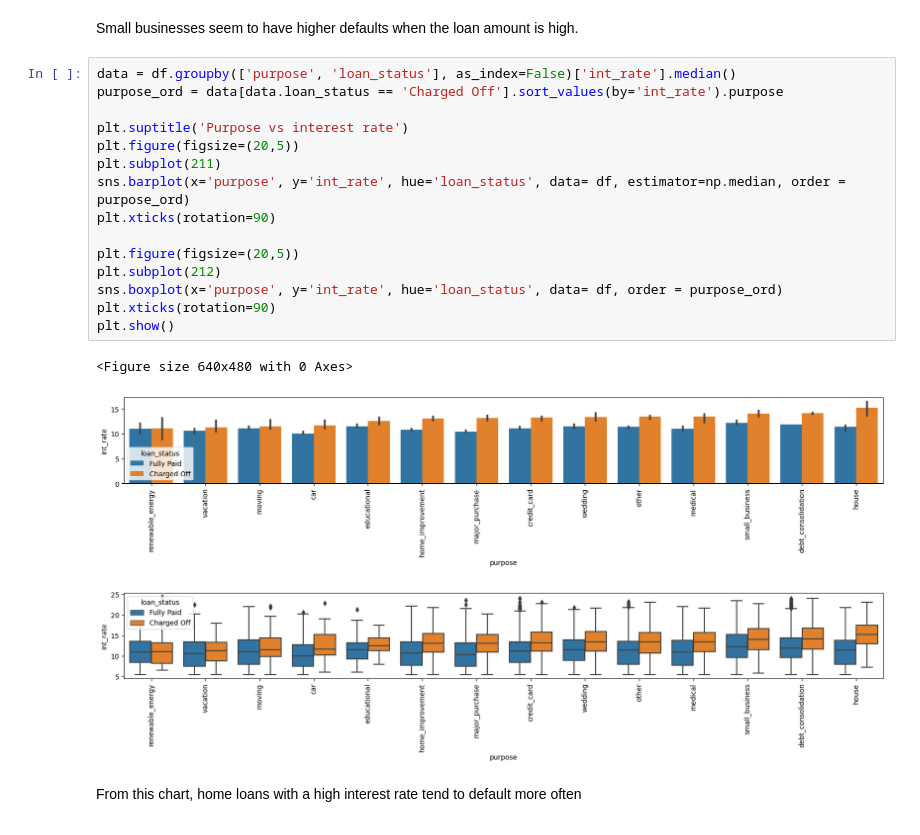
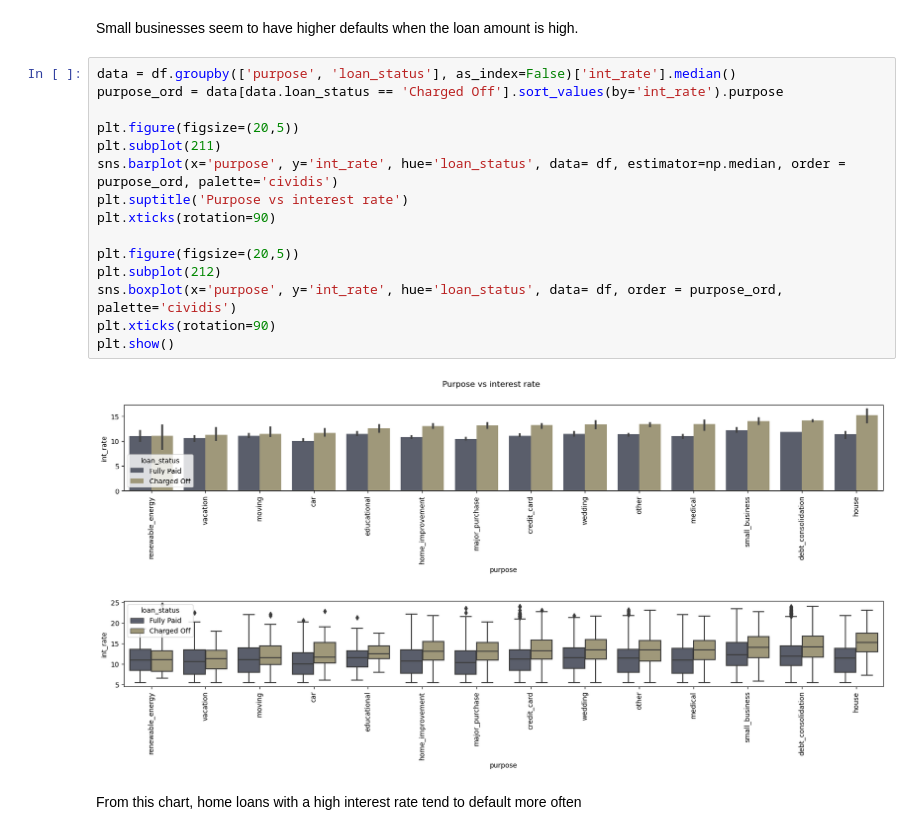
Before and after one commit to howxl/Lending-Club_Case-Study, a Jupyter notebook: LendingClubCaseStudy.ipynb, the cells around one changed output. Drawn from its saved outputs; the diff is of its cells as text.

```diff
--- a/LendingClubCaseStudy.ipynb
+++ b/LendingClubCaseStudy.ipynb
@@ -607,21 +687,20 @@ Small businesses seem to have higher defaults when the loan amount is high.
 # %%
 data = df.groupby(['purpose', 'loan_status'], as_index=False)['int_rate'].median()
 purpose_ord = data[data.loan_status == 'Charged Off'].sort_values(by='int_rate').purpose
 
-plt.suptitle('Purpose vs interest rate')
 plt.figure(figsize=(20,5))
 plt.subplot(211)
-sns.barplot(x='purpose', y='int_rate', hue='loan_status', data= df, estimator=np.median, order = purpose_ord)
+sns.barplot(x='purpose', y='int_rate', hue='loan_status', data= df, estimator=np.median, order = purpose_ord, palette='cividis')
+plt.suptitle('Purpose vs interest rate')
 plt.xticks(rotation=90)
 
 plt.figure(figsize=(20,5))
 plt.subplot(212)
-sns.boxplot(x='purpose', y='int_rate', hue='loan_status', data= df, order = purpose_ord)
+sns.boxplot(x='purpose', y='int_rate', hue='loan_status', data= df, order = purpose_ord, palette='cividis')
 plt.xticks(rotation=90)
 plt.show()
 # %% [output]
-<Figure size 640x480 with 0 Axes>
-[figure, old version]
+[figure, new version]
-[figure, old version]
+[figure, new version]
 # %% [markdown]
 From this chart, home loans with a high interest rate tend to default more often<br>
```
Also changed, not shown: parts of 23 cells of this notebook, 1 other file.
